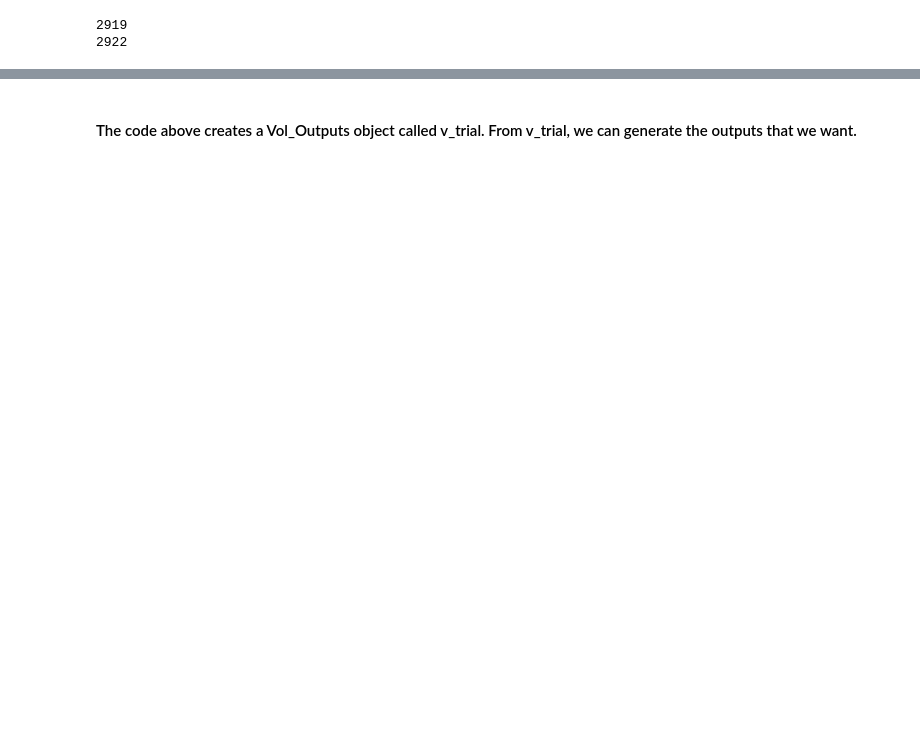
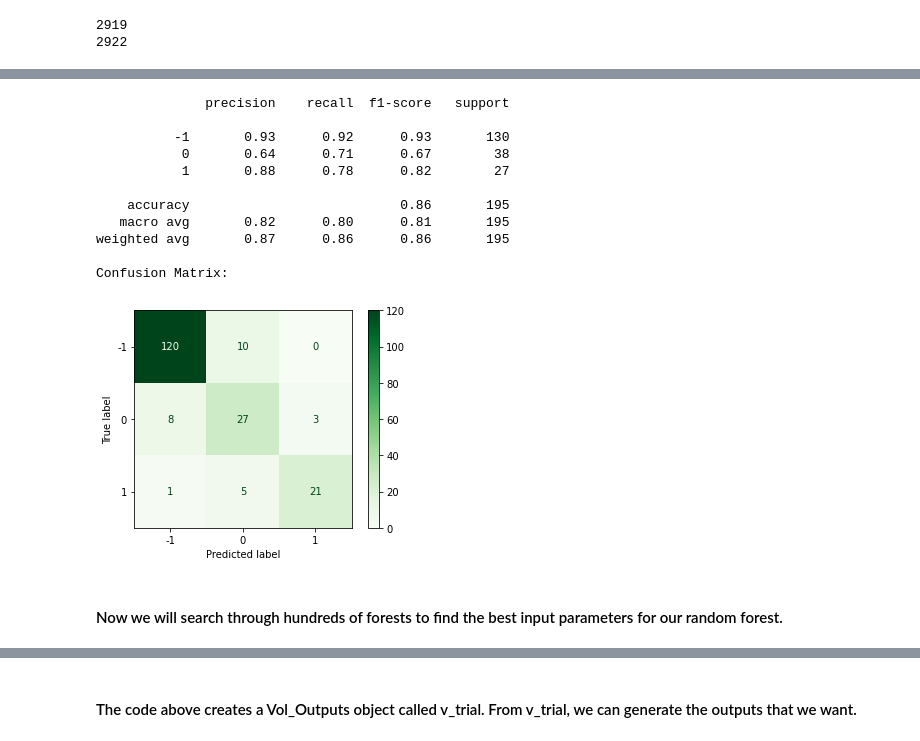
Before and after one commit to greggiordano12/Vol-Regime-Project, a Jupyter notebook: Vol Regime Checkpoint 2.ipynb, the cells around one changed output, grey strips where cells are left out. Saved outputs shown, nothing was run; the diff lists cells and outputs as text; code cells hidden in the pictures; blank space fills up the shorter version.

Commit message:
updated main to include RF Parameters

```diff
--- a/Vol Regime Checkpoint 2.ipynb
+++ b/Vol Regime Checkpoint 2.ipynb
@@ -40,0 +160,18 @@ v_trial = Vol_Outputs(start_date, end_date, tickers, fred_strings)
+# %%
+trial_regime_prediction.classification_report()
+trial_regime_prediction.confusion_matrix()
+# %% [output]
+              precision    recall  f1-score   support
+
+          -1       0.93      0.92      0.93       130
+           0       0.64      0.71      0.67        38
+           1       0.88      0.78      0.82        27
+
+    accuracy                           0.86       195
+   macro avg       0.82      0.80      0.81       195
+weighted avg       0.87      0.86      0.86       195
+
+Confusion Matrix:
+[figure, added]
+# %% [markdown]
+#### Now we will search through hundreds of forests to find the best input parameters for our random forest.
```
Also changed, not shown: parts of 12 cells of this notebook, 3 other files.
